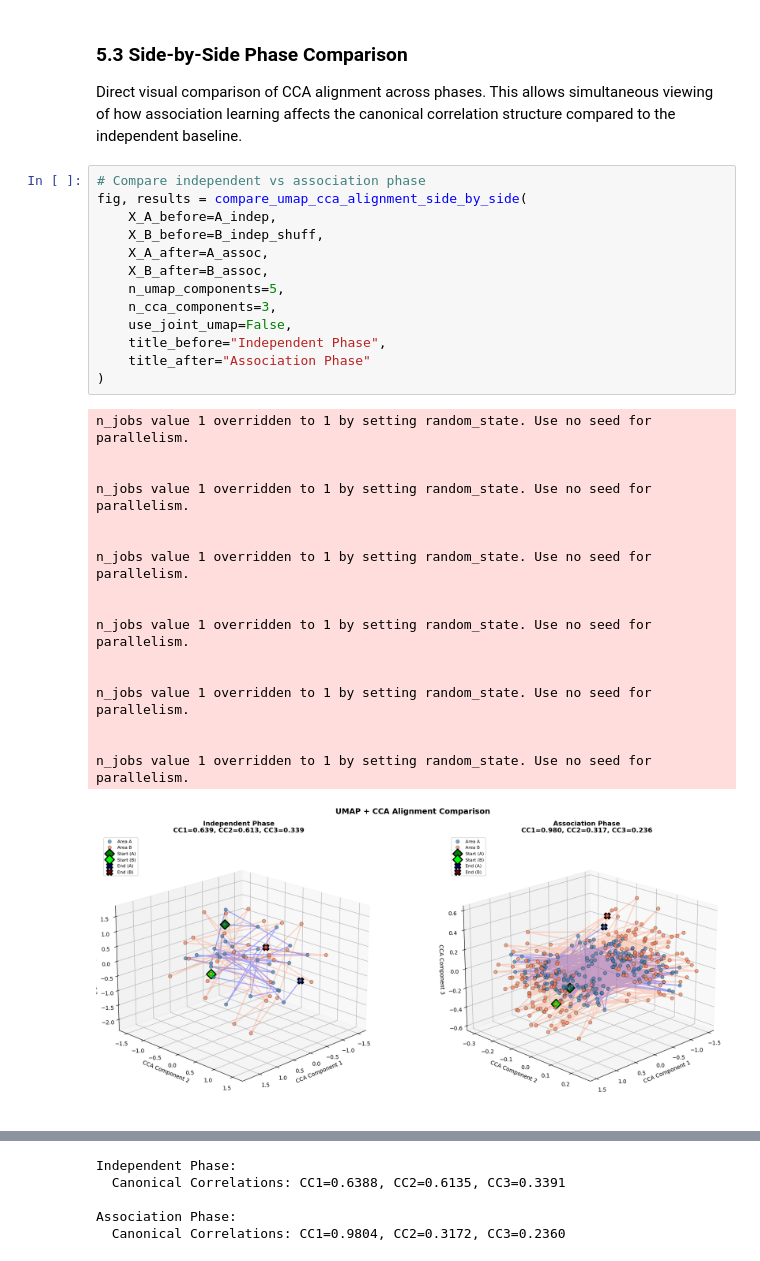
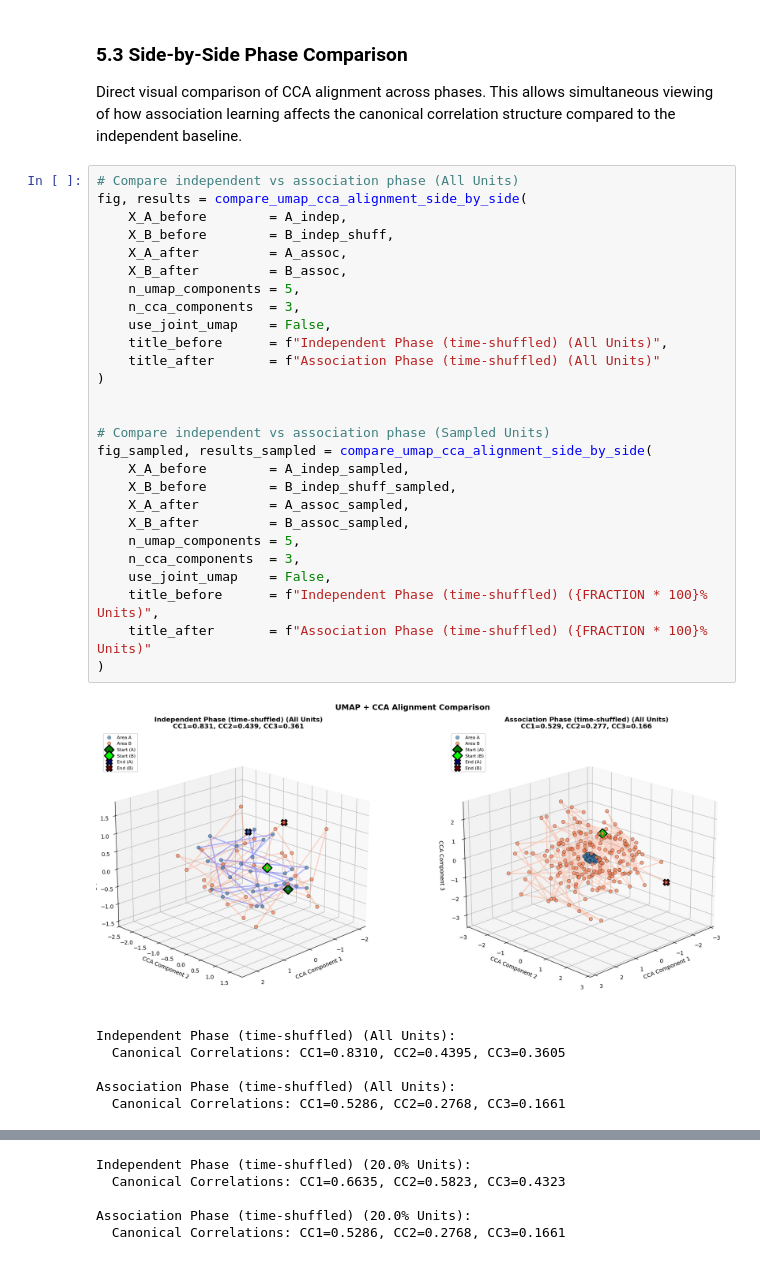
Before and after one commit to justincharney/assemblies, a Jupyter notebook: experiments/ab_manifold/ab_play.ipynb, the cells around one changed output, grey strips where cells are left out. Saved outputs shown, nothing was run; the diff lists cells and outputs as text.

```diff
--- a/experiments/ab_manifold/ab_play.ipynb
+++ b/experiments/ab_manifold/ab_play.ipynb
@@ -1017,33 +1175,36 @@ Canonical correlations: [0.6388420170424803, 0.6134806183336361, 0.3390616439571
 
 Direct visual comparison of CCA alignment across phases. This allows simultaneous viewing of how association learning affects the canonical correlation structure compared to the independent baseline.
 # %%
-# Compare independent vs association phase
+# Compare independent vs association phase (All Units)
 fig, results = compare_umap_cca_alignment_side_by_side(
-    X_A_before=A_indep,
-    X_B_before=B_indep_shuff,
-    X_A_after=A_assoc,
-    X_B_after=B_assoc,
-    n_umap_components=5,
-    n_cca_components=3,
-    use_joint_umap=False,
-    title_before="Independent Phase",
-    title_after="Association Phase"
+    X_A_before        = A_indep,
+    X_B_before        = B_indep_shuff,
+    X_A_after         = A_assoc,
+    X_B_after         = B_assoc,
+    n_umap_components = 5,
+    n_cca_components  = 3,
+    use_joint_umap    = False,
+    title_before      = f"Independent Phase (time-shuffled) (All Units)",
+    title_after       = f"Association Phase (time-shuffled) (All Units)"
 )
+
+
+# Compare independent vs association phase (Sampled Units)
+fig_sampled, results_sampled = compare_umap_cca_alignment_side_by_side(
+    X_A_before        = A_indep_sampled,
+    X_B_before        = B_indep_shuff_sampled,
+    X_A_after         = A_assoc_sampled,
+    X_B_after         = B_assoc_sampled,
+    n_umap_components = 5,
+    n_cca_components  = 3,
+    use_joint_umap    = False,
+    title_before      = f"Independent Phase (time-shuffled) ({FRACTION * 100}% Units)",
+    title_after       = f"Association Phase (time-shuffled) ({FRACTION * 100}% Units)"
+)
 # %% [output]
+[figure, new version]
-n_jobs value 1 overridden to 1 by setting random_state. Use no seed for parallelism.
+Independent Phase (time-shuffled) (All Units):
+  Canonical Correlations: CC1=0.8310, CC2=0.4395, CC3=0.3605
 
-
-n_jobs value 1 overridden to 1 by setting random_state. Use no seed for parallelism.
-
-
-n_jobs value 1 overridden to 1 by setting random_state. Use no seed for parallelism.
-
-
-n_jobs value 1 overridden to 1 by setting random_state. Use no seed for parallelism.
-
-
-n_jobs value 1 overridden to 1 by setting random_state. Use no seed for parallelism.
-
-
-n_jobs value 1 overridden to 1 by setting random_state. Use no seed for parallelism.
+Association Phase (time-shuffled) (All Units):
+  Canonical Correlations: CC1=0.5286, CC2=0.2768, CC3=0.1661
-[figure, old version]
@@ -1050,5 +1212,5 @@ n_jobs value 1 overridden to 1 by setting random_state. Use no seed for parallel
-Independent Phase:
-  Canonical Correlations: CC1=0.6388, CC2=0.6135, CC3=0.3391
+Independent Phase (time-shuffled) (20.0% Units):
+  Canonical Correlations: CC1=0.6635, CC2=0.5823, CC3=0.4323
 
-Association Phase:
-  Canonical Correlations: CC1=0.9804, CC2=0.3172, CC3=0.2360
+Association Phase (time-shuffled) (20.0% Units):
+  Canonical Correlations: CC1=0.5286, CC2=0.2768, CC3=0.1661
```
Also changed, not shown: parts of 12 cells of this notebook, 4 other files.
